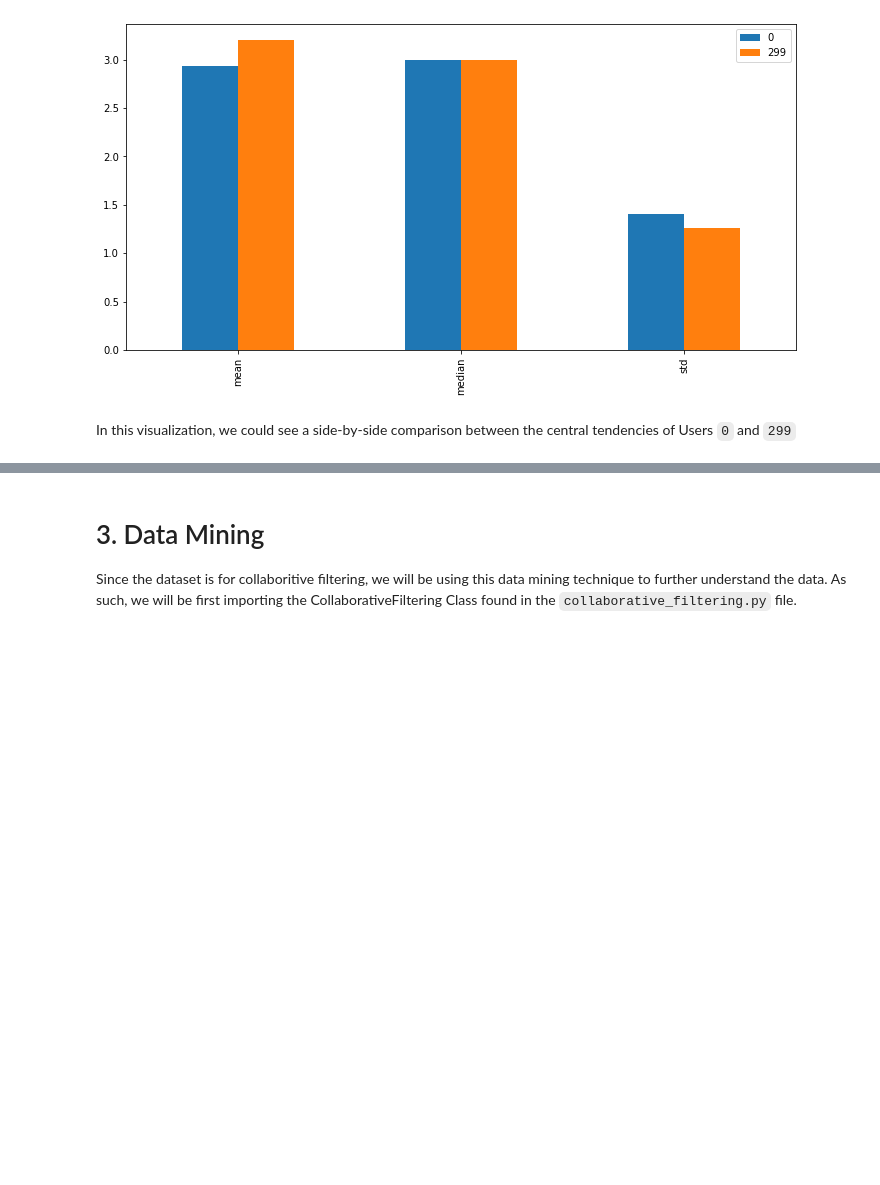
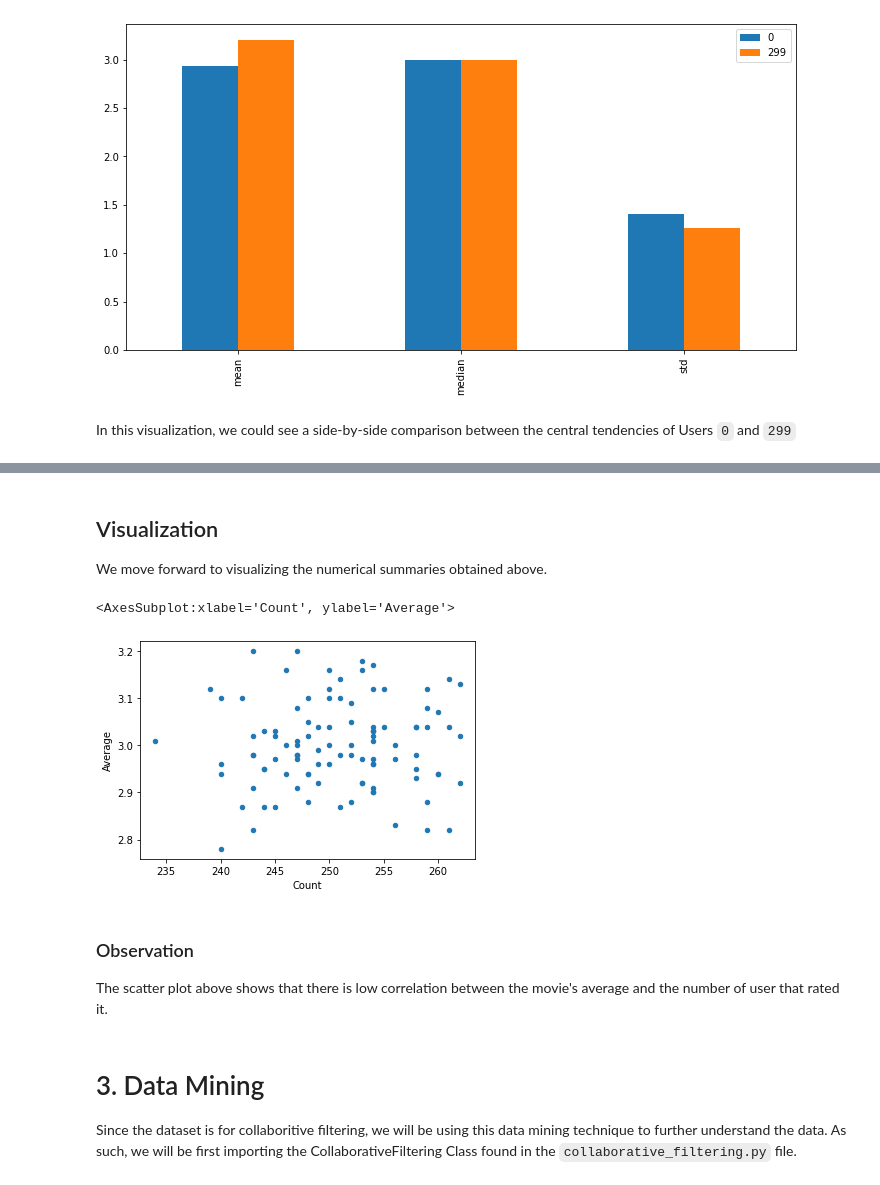
Before and after one commit to gavindizon/CSMODEL, a Jupyter notebook: Project 2 - Data Mining/CSMODEL-Project2-S14-Group#9.ipynb, the cells around one changed output, grey strips where cells are left out. Cells and saved outputs as stored; diff of their text form; code cells hidden in the pictures; blank space fills up the shorter version.

```diff
--- a/Project 2 - Data Mining/CSMODEL-Project2-S14-Group#9.ipynb
+++ b/Project 2 - Data Mining/CSMODEL-Project2-S14-Group#9.ipynb
@@ -117,0 +124,7 @@ In this visualization, we could see a side-by-side comparison between the centra
+# %%
+df_count = df.count(axis = 1).rename("Count")
+df_ave = df.mean(axis = 1).rename("Average").round(2)
+
+df_eda2 = pd.concat([df_count, df_ave], axis=1, names=['Count', 'Average'])
+
+df_eda2
@@ -118,3 +166,15 @@ In this visualization, we could see a side-by-side comparison between the centra
+# %% [markdown]
+## Visualization
+We move forward to visualizing the numerical summaries obtained above.
+# %%
+df_eda2.plot.scatter('Count', 'Average')
+# %% [output]
+<AxesSubplot:xlabel='Count', ylabel='Average'>
+[figure, added]
+# %% [markdown]
+### Observation
+
+The scatter plot above shows that there is low correlation between the movie's average and the number of user that rated it.
 # %% [markdown]
 # 3. Data Mining
 
```
Also changed, not shown: parts of 9 cells of this notebook, 1 other file.
